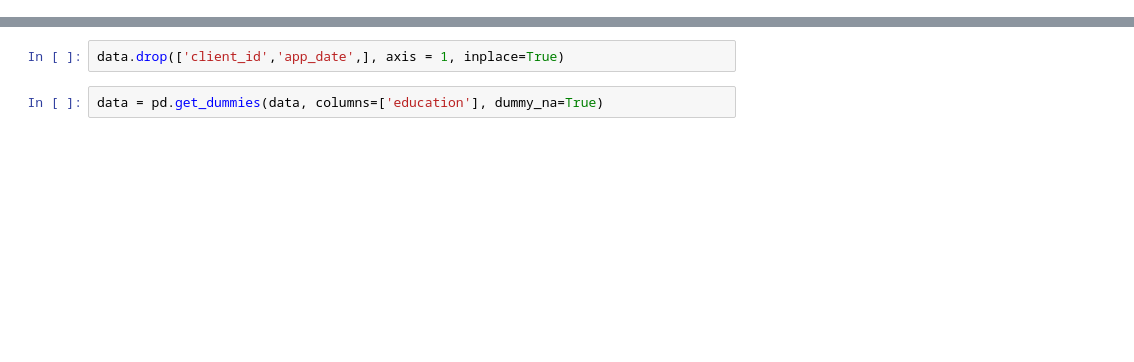
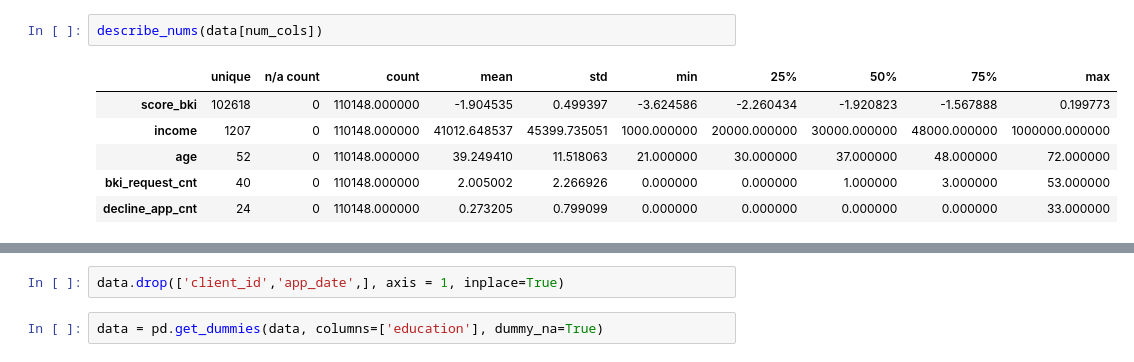
Before and after one commit to XelorR/sf_project_5, a Jupyter notebook: overview_kaggle_pp_first_try.ipynb, the cells around one changed output, grey strips where cells are left out. Drawn from its saved outputs; the diff is of its cells as text; blank space fills up the shorter version.

```diff
--- a/overview_kaggle_pp_first_try.ipynb
+++ b/overview_kaggle_pp_first_try.ipynb
@@ -136,0 +82,9 @@ bin_cols = ['sex', 'car', 'car_type', 'good_work', 'foreign_passport']
+# %%
+describe_nums(data[num_cols])
+# %% [output]
+|  | unique | n/a count | count | mean | std | min | 25% | 50% | 75% | max |
+| score_bki | 102618 | 0 | 110148.000000 | -1.904535 | 0.499397 | -3.624586 | -2.260434 | -1.920823 | -1.567888 | 0.199773 |
+| income | 1207 | 0 | 110148.000000 | 41012.648537 | 45399.735051 | 1000.000000 | 20000.000000 | 30000.000000 | 48000.000000 | 1000000.000000 |
+| age | 52 | 0 | 110148.000000 | 39.249410 | 11.518063 | 21.000000 | 30.000000 | 37.000000 | 48.000000 | 72.000000 |
+| bki_request_cnt | 40 | 0 | 110148.000000 | 2.005002 | 2.266926 | 0.000000 | 0.000000 | 1.000000 | 3.000000 | 53.000000 |
+| decline_app_cnt | 24 | 0 | 110148.000000 | 0.273205 | 0.799099 | 0.000000 | 0.000000 | 0.000000 | 0.000000 | 33.000000 |
```
Also changed, not shown: parts of 35 cells of this notebook.
